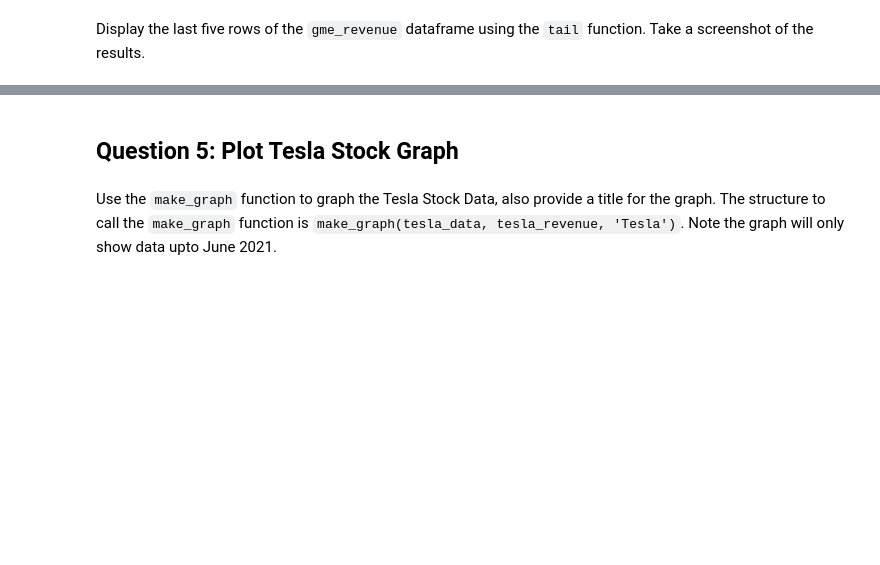
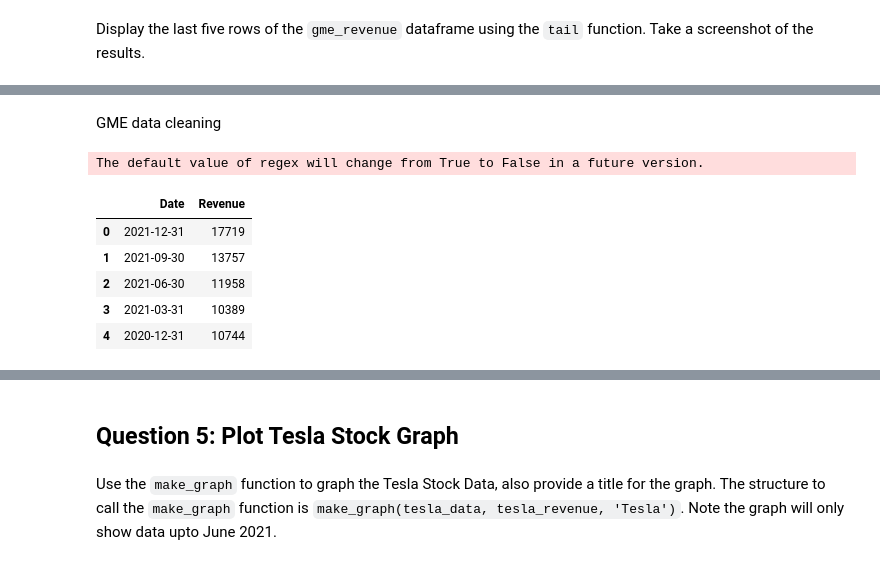
Before and after one commit to Alexey3250/Stock-Data-dashboard-in-Python, a Jupyter notebook: Stock_Dashboard.ipynb, the cells around one changed output, grey strips where cells are left out. Cells and saved outputs as stored; diff of their text form; code cells hidden in the pictures; blank space fills up the shorter version.

```diff
--- a/Stock_Dashboard.ipynb
+++ b/Stock_Dashboard.ipynb
@@ -305,0 +332,14 @@ Display the last five rows of the `gme_revenue` dataframe using the `tail` funct
+# %% [markdown]
+GME data cleaning
+# %%
+#removal of the $ sign
+gme_revenue["Revenue"] = gme_revenue['Revenue'].str.replace(',|\$',"")
+gme_revenue.head()
+# %% [output]
+The default value of regex will change from True to False in a future version.
+|  | Date | Revenue |
+| 0 | 2021-12-31 | 17719 |
+| 1 | 2021-09-30 | 13757 |
+| 2 | 2021-06-30 | 11958 |
+| 3 | 2021-03-31 | 10389 |
+| 4 | 2020-12-31 | 10744 |
```
Also changed, not shown: parts of 11 cells of this notebook.
